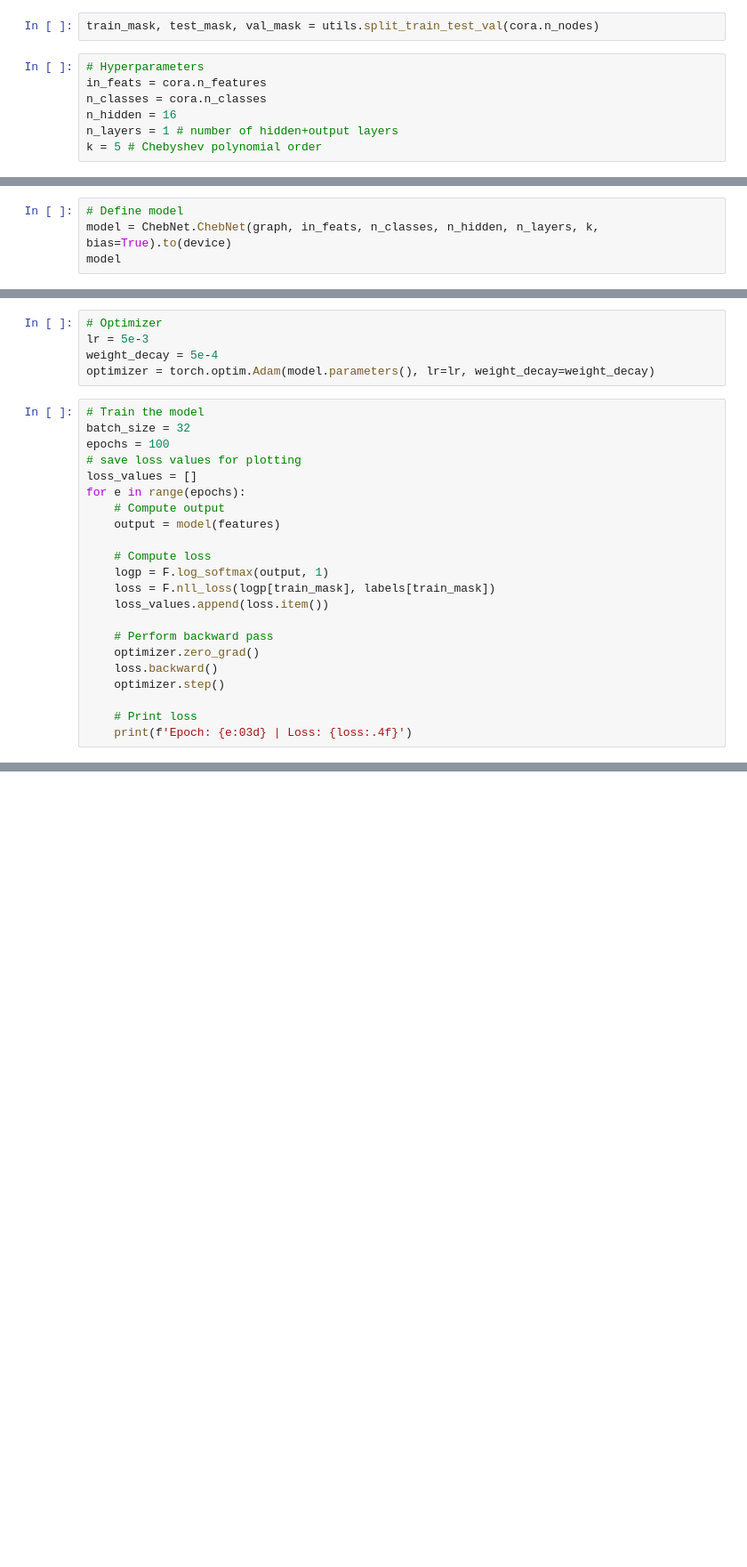
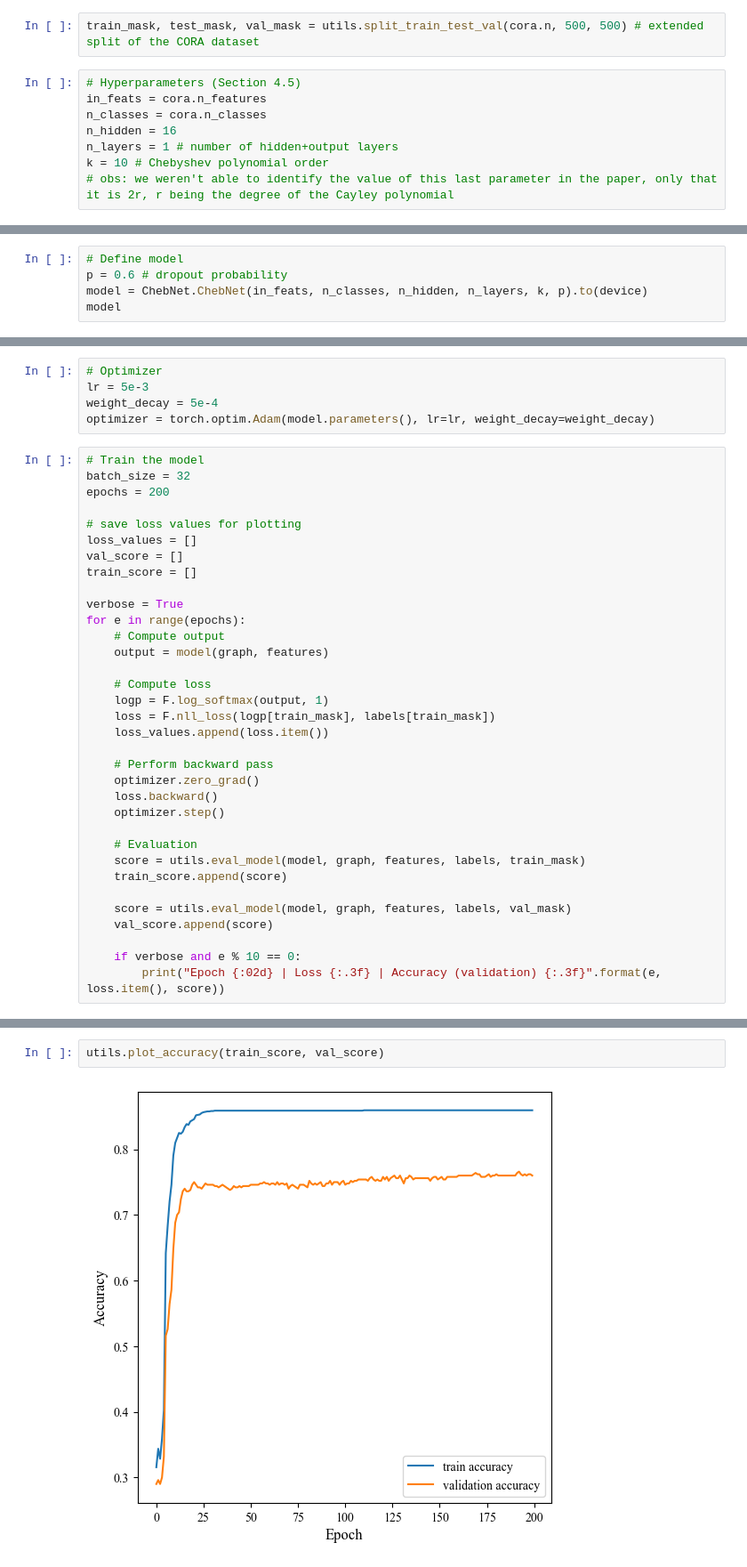
Before and after one commit to AliceDeLorenci/CayleyNets, a Jupyter notebook: ChebNet.ipynb, the cells around one changed output, grey strips where cells are left out. Shown: that part at 89% size. Cells and saved outputs as stored; diff of their text form; blank space fills up the shorter version.

Commit message:
ChebNet

```diff
--- a/ChebNet.ipynb
+++ b/ChebNet.ipynb
@@ -43,14 +48,15 @@ device
 # %% [output]
 device(type='cpu')
 # %%
-train_mask, test_mask, val_mask = utils.split_train_test_val(cora.n_nodes)
+train_mask, test_mask, val_mask = utils.split_train_test_val(cora.n, 500, 500) # extended split of the CORA dataset
 # %%
-# Hyperparameters
+# Hyperparameters (Section 4.5)
 in_feats = cora.n_features
 n_classes = cora.n_classes
 n_hidden = 16
 n_layers = 1 # number of hidden+output layers
-k = 5 # Chebyshev polynomial order
+k = 10 # Chebyshev polynomial order
+# obs: we weren't able to identify the value of this last parameter in the paper, only that it is 2r, r being the degree of the Cayley polynomial
 # %%
 # Graph as an object
 graph = dgl.from_scipy(cora.adjacency)
@@ -65,7 +71,8 @@ test_mask = torch.Tensor(test_mask).bool().to(device)
 val_mask = torch.Tensor(val_mask).bool().to(device)
 # %%
 # Define model
-model = ChebNet.ChebNet(graph, in_feats, n_classes, n_hidden, n_layers, k, bias=True).to(device)
+p = 0.6 # dropout probability
+model = ChebNet.ChebNet(in_feats, n_classes, n_hidden, n_layers, k, p).to(device)
 model
 # %% [output]
 ChebNet(
@@ -94,12 +101,17 @@ optimizer = torch.optim.Adam(model.parameters(), lr=lr, weight_decay=weight_deca
 # %%
 # Train the model
 batch_size = 32
-epochs = 100
+epochs = 200
+
 # save loss values for plotting
 loss_values = []
+val_score = []
+train_score = []
+
+verbose = True
 for e in range(epochs):
     # Compute output
-    output = model(features)
+    output = model(graph, features)
 
     # Compute loss
     logp = F.log_softmax(output, 1)
@@ -111,6 +123,13 @@ for e in range(epochs):
     loss.backward()
     optimizer.step()
 
-    # Print loss
-    print(f'Epoch: {e:03d} | Loss: {loss:.4f}')
+    # Evaluation
+    score = utils.eval_model(model, graph, features, labels, train_mask)
+    train_score.append(score)
+
+    score = utils.eval_model(model, graph, features, labels, val_mask)
+    val_score.append(score)
+
+    if verbose and e % 10 == 0:
+        print("Epoch {:02d} | Loss {:.3f} | Accuracy (validation) {:.3f}".format(e, loss.item(), score))
 # %% [output]
@@ -133,0 +161,4 @@ Epoch: 099 | Loss: 0.6160
+# %%
+utils.plot_accuracy(train_score, val_score)
+# %% [output]
+[figure, added]
```
Also changed, not shown: parts of 11 cells of this notebook, 5 other files.
